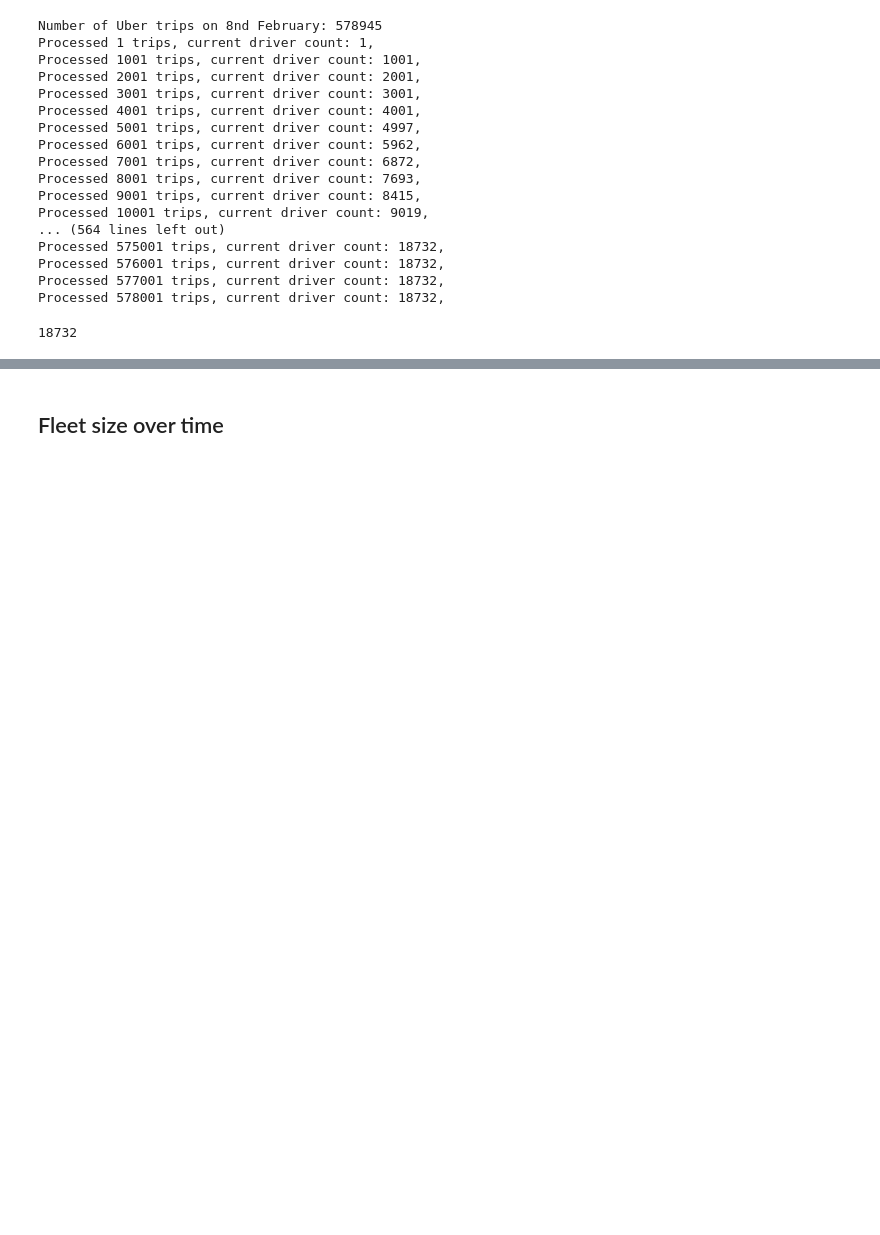
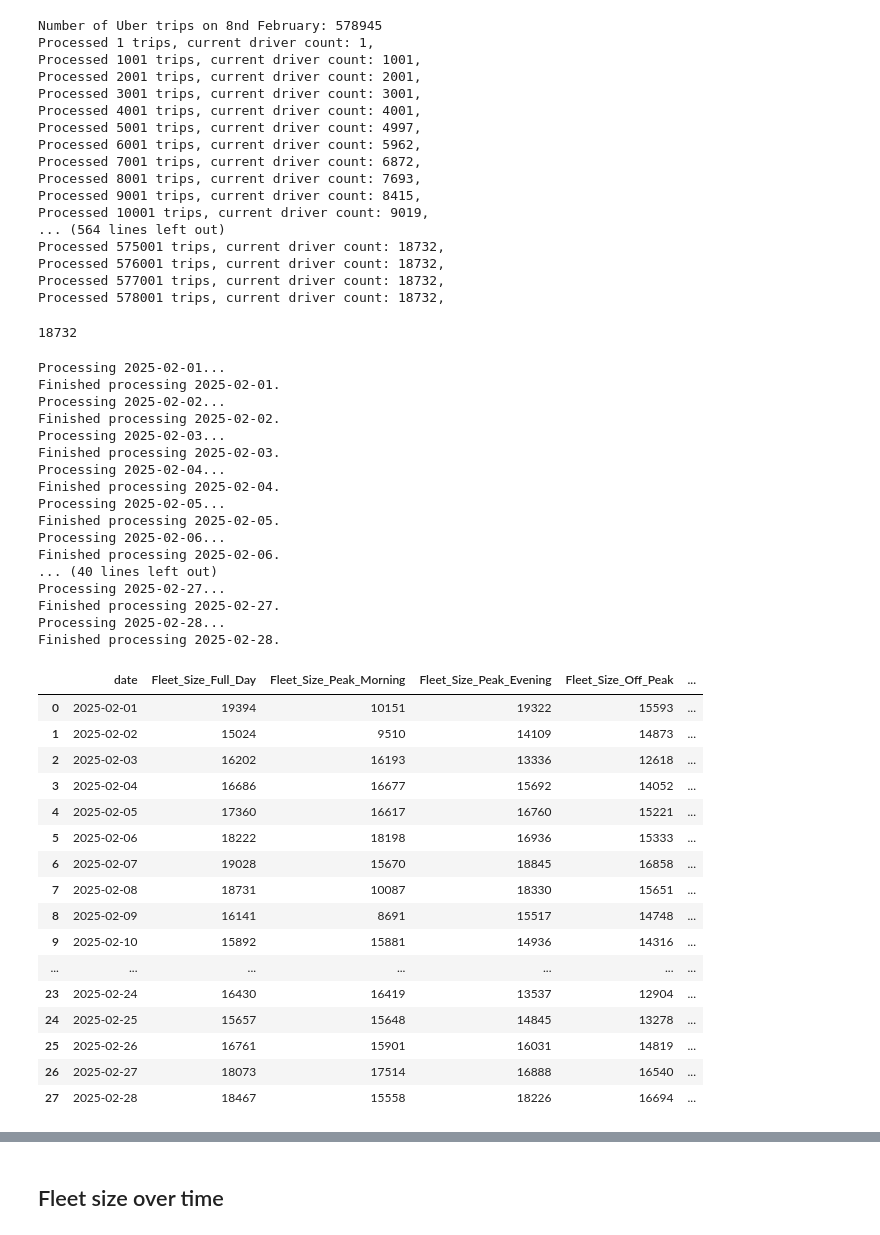
Before and after one commit to hendrikmehl/Thesis_HME, a Jupyter notebook: Code/notebooks/fleet_size.ipynb, the cells around one changed output, grey strips where cells are left out. Cells and saved outputs as stored; diff of their text form; code cells hidden in the pictures; blank space fills up the shorter version.

```diff
--- a/Code/notebooks/fleet_size.ipynb
+++ b/Code/notebooks/fleet_size.ipynb
@@ -307,3 +318,48 @@ Processed 576001 trips, current driver count: 18732,
 Processed 577001 trips, current driver count: 18732,
 Processed 578001 trips, current driver count: 18732,
 18732
+# %%
+import src.fleet_size.link_sequential_trips as link_sequential_trips
+importlib.reload(link_sequential_trips)
+
+# only use Uber trips
+uber_trip_data = trip_data[trip_data['company'] == 'Uber']
+
+uber_fleet_size_summary = link_sequential_trips.create_fleet_size_summary_table(uber_trip_data, matrix)
+uber_fleet_size_summary.to_csv('../data/processed/uber_fleet_size_summary.csv', index=False)
+uber_fleet_size_summary
+# %% [output]
+Processing 2025-02-01...
+Finished processing 2025-02-01.
+Processing 2025-02-02...
+Finished processing 2025-02-02.
+Processing 2025-02-03...
+Finished processing 2025-02-03.
+Processing 2025-02-04...
+Finished processing 2025-02-04.
+Processing 2025-02-05...
+Finished processing 2025-02-05.
+Processing 2025-02-06...
+Finished processing 2025-02-06.
+... (40 lines left out)
+Processing 2025-02-27...
+Finished processing 2025-02-27.
+Processing 2025-02-28...
+Finished processing 2025-02-28.
+|  | date | Fleet_Size_Full_Day | Fleet_Size_Peak_Morning | Fleet_Size_Peak_Evening | Fleet_Size_Off_Peak | ... |
+| 0 | 2025-02-01 | 19394 | 10151 | 19322 | 15593 | ... |
+| 1 | 2025-02-02 | 15024 | 9510 | 14109 | 14873 | ... |
+| 2 | 2025-02-03 | 16202 | 16193 | 13336 | 12618 | ... |
+| 3 | 2025-02-04 | 16686 | 16677 | 15692 | 14052 | ... |
+| 4 | 2025-02-05 | 17360 | 16617 | 16760 | 15221 | ... |
+| 5 | 2025-02-06 | 18222 | 18198 | 16936 | 15333 | ... |
+| 6 | 2025-02-07 | 19028 | 15670 | 18845 | 16858 | ... |
+| 7 | 2025-02-08 | 18731 | 10087 | 18330 | 15651 | ... |
+| 8 | 2025-02-09 | 16141 | 8691 | 15517 | 14748 | ... |
+| 9 | 2025-02-10 | 15892 | 15881 | 14936 | 14316 | ... |
+| ... | ... | ... | ... | ... | ... | ... |
+| 23 | 2025-02-24 | 16430 | 16419 | 13537 | 12904 | ... |
+| 24 | 2025-02-25 | 15657 | 15648 | 14845 | 13278 | ... |
+| 25 | 2025-02-26 | 16761 | 15901 | 16031 | 14819 | ... |
+| 26 | 2025-02-27 | 18073 | 17514 | 16888 | 16540 | ... |
+| 27 | 2025-02-28 | 18467 | 15558 | 18226 | 16694 | ... |
```
Also changed, not shown: parts of 10 cells of this notebook, 10 other files.
